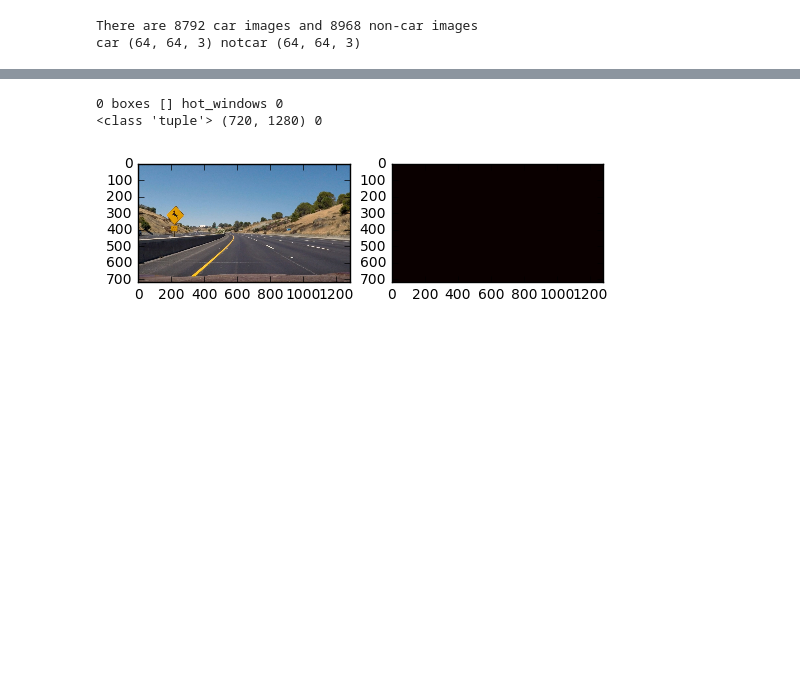
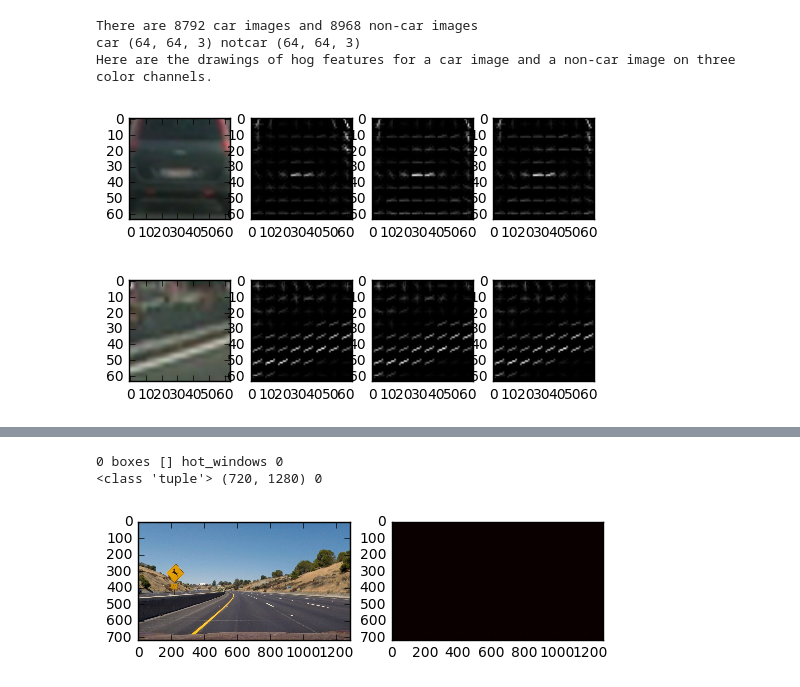
Before and after one commit to xingjin2017/CarND-Vehicle-Detection, a Jupyter notebook: P5-Vehicle-Detection.ipynb, the cells around one changed output, grey strips where cells are left out. Cells and saved outputs as stored; diff of their text form; code cells hidden in the pictures; blank space fills up the shorter version.

```diff
--- a/P5-Vehicle-Detection.ipynb
+++ b/P5-Vehicle-Detection.ipynb
@@ -145,17 +145,66 @@ def extract_features(imgs, cspace='RGB', orient=9,
         features.append(image_features)
     # Return list of feature vectors
     return features
-# %%
-def test_image_file():
-    cars, notcars = get_training_image_files()
-    car_img = read_image_file(cars[0])
-    notcar_img = read_image_file(notcars[0])
-    print('car', car_img.shape, 'notcar', notcar_img.shape)
-
-test_image_file()
-# %% [output]
-There are 8792 car images and 8968 non-car images
-car (64, 64, 3) notcar (64, 64, 3)
+# %%
+%matplotlib inline
+
+def get_test_hog_features_image(image):
+    image = cv2.resize(image, (64, 64))
+    image = image.astype(np.float32)/255
+
+    feature_image = cv2.cvtColor(image, cv2.COLOR_RGB2YCrCb)
+    features, hog_image1 = get_hog_features(image[:, :, 0], orient=18, pix_per_cell=8,
+                                            cell_per_block=2, vis=True, feature_vec=True)
+    features, hog_image2 = get_hog_features(image[:, :, 1], orient=18, pix_per_cell=8,
+                                            cell_per_block=2, vis=True, feature_vec=True)
+    features, hog_image3 = get_hog_features(image[:, :, 2], orient=18, pix_per_cell=8,
+                                            cell_per_block=2, vis=True, feature_vec=True)
+    return hog_image1, hog_image2, hog_image3
+
+def test_image_file():
+    cars, notcars = get_training_image_files()
+    car_img = read_image_file(cars[10])
+    car_hog_img1, car_hog_img2, car_hog_img3 = get_test_hog_features_image(car_img)
+    plt.figure(1)
+    plt.title("Car image and hog features on 3 channels")
+    plt.subplot(141)
+    plt.imshow(car_img)
+    plt.subplot(142)
+    plt.imshow(car_hog_img1, cmap='gray')
+    plt.subplot(143)
+    plt.imshow(car_hog_img2, cmap='gray')
+    plt.subplot(144)
+    plt.imshow(car_hog_img3, cmap='gray')
+    mpimg.imsave('examples/test_car_img.png', car_img)
+    mpimg.imsave('examples/test_car_hog1.png', car_hog_img1, cmap='gray')
+    mpimg.imsave('examples/test_car_hog2.png', car_hog_img2, cmap='gray')
+    mpimg.imsave('examples/test_car_hog3.png', car_hog_img3, cmap='gray')
+    notcar_img = read_image_file(notcars[3])
+    notcar_hog_img1, notcar_hog_img2, notcar_hog_img3 = get_test_hog_features_image(notcar_img)
+    plt.figure(2)
+    plt.title("Non-Car image and hog features on 3 channels")
+    plt.subplot(241)
+    plt.imshow(notcar_img)
+    plt.subplot(242)
+    plt.imshow(notcar_hog_img1, cmap='gray')
+    plt.subplot(243)
+    plt.imshow(notcar_hog_img2, cmap='gray')
+    plt.subplot(244)
+    plt.imshow(notcar_hog_img3, cmap='gray')
+    mpimg.imsave('examples/test_notcar_img.png', notcar_img)
+    mpimg.imsave('examples/test_notcar_hog1.png', notcar_hog_img1, cmap='gray')
+    mpimg.imsave('examples/test_notcar_hog2.png', notcar_hog_img2, cmap='gray')
+    mpimg.imsave('examples/test_notcar_hog3.png', notcar_hog_img3, cmap='gray')
+    print('car', car_img.shape, 'notcar', notcar_img.shape)
+    print('Here are the drawings of hog features for a car image and a non-car image on three color channels.')
+
+test_image_file()
+# %% [output]
+There are 8792 car images and 8968 non-car images
+car (64, 64, 3) notcar (64, 64, 3)
+Here are the drawings of hog features for a car image and a non-car image on three color channels.
+[figure, added]
+[figure, added]
 # %%
 import pickle
 import os.path
```
Also changed, not shown: parts of 16 cells of this notebook.
